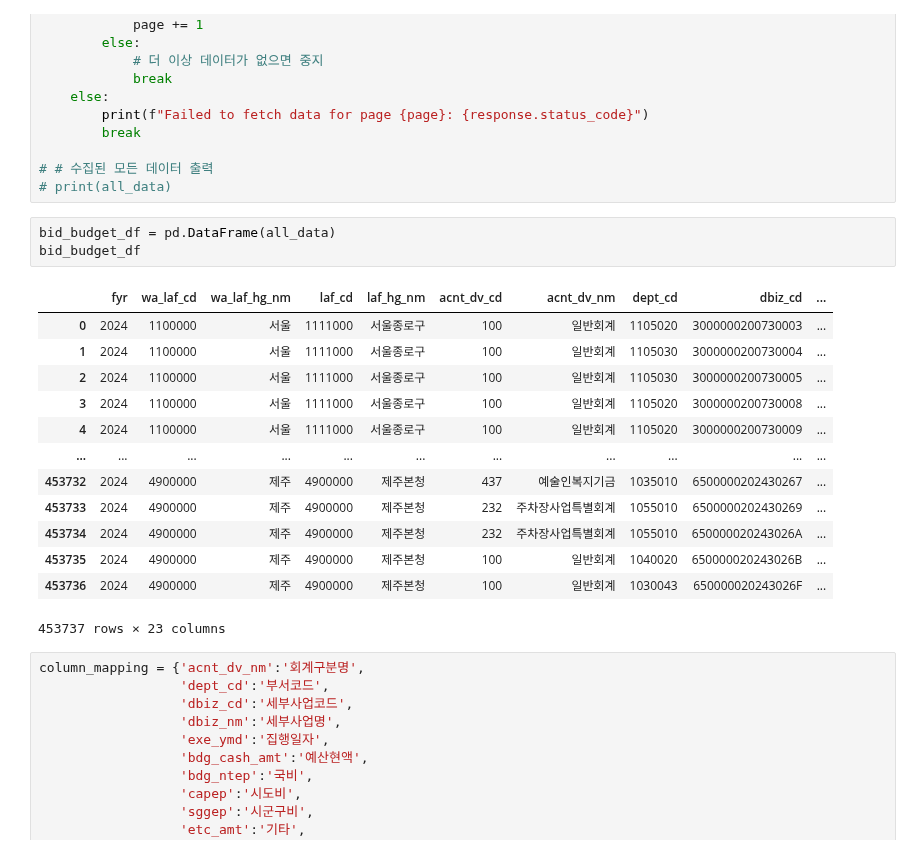
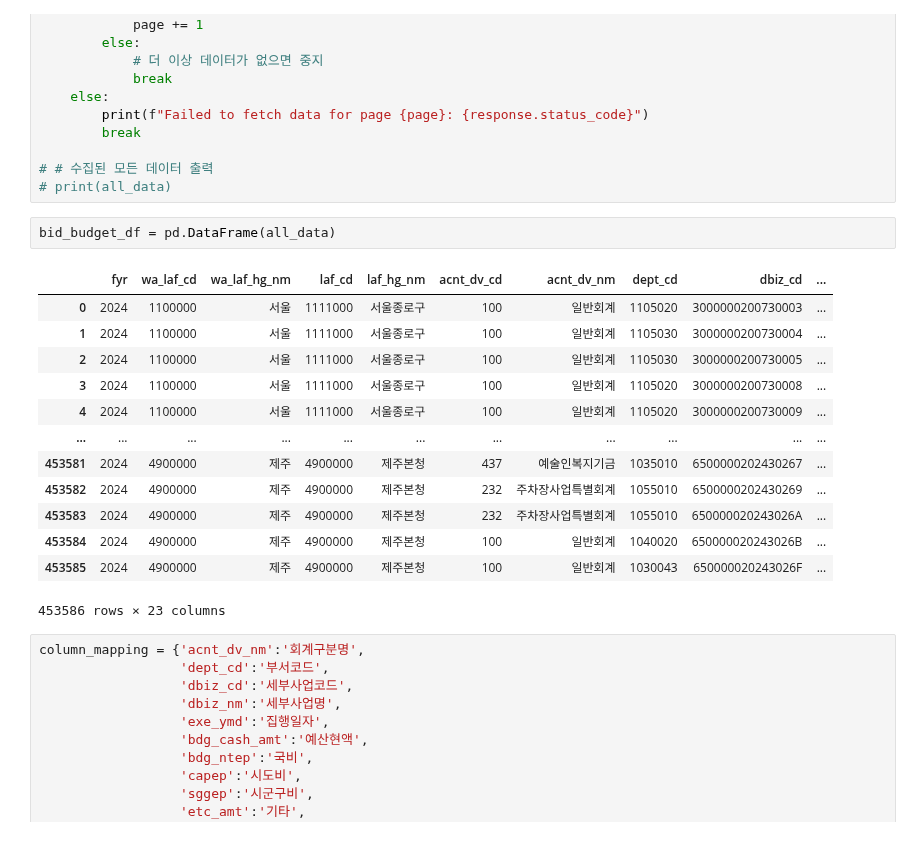
Before and after one commit to kkwann/mido_project, a Jupyter notebook: Data_collection.ipynb, the cells around one changed output. Drawn from its saved outputs; the diff is of its cells as text.

```diff
--- a/Data_collection.ipynb
+++ b/Data_collection.ipynb
@@ -867,21 +461,20 @@ while True:
 # print(all_data)
 # %%
 bid_budget_df = pd.DataFrame(all_data)
-bid_budget_df
 # %% [output]
 |  | fyr | wa_laf_cd | wa_laf_hg_nm | laf_cd | laf_hg_nm | acnt_dv_cd | acnt_dv_nm | dept_cd | dbiz_cd | ... |
 | 0 | 2024 | 1100000 | 서울 | 1111000 | 서울종로구 | 100 | 일반회계 | 1105020 | 3000000200730003 | ... |
 | 1 | 2024 | 1100000 | 서울 | 1111000 | 서울종로구 | 100 | 일반회계 | 1105030 | 3000000200730004 | ... |
 | 2 | 2024 | 1100000 | 서울 | 1111000 | 서울종로구 | 100 | 일반회계 | 1105030 | 3000000200730005 | ... |
 | 3 | 2024 | 1100000 | 서울 | 1111000 | 서울종로구 | 100 | 일반회계 | 1105020 | 3000000200730008 | ... |
 | 4 | 2024 | 1100000 | 서울 | 1111000 | 서울종로구 | 100 | 일반회계 | 1105020 | 3000000200730009 | ... |
 | ... | ... | ... | ... | ... | ... | ... | ... | ... | ... | ... |
-| 453732 | 2024 | 4900000 | 제주 | 4900000 | 제주본청 | 437 | 예술인복지기금 | 1035010 | 6500000202430267 | ... |
-| 453733 | 2024 | 4900000 | 제주 | 4900000 | 제주본청 | 232 | 주차장사업특별회계 | 1055010 | 6500000202430269 | ... |
-| 453734 | 2024 | 4900000 | 제주 | 4900000 | 제주본청 | 232 | 주차장사업특별회계 | 1055010 | 650000020243026A | ... |
-| 453735 | 2024 | 4900000 | 제주 | 4900000 | 제주본청 | 100 | 일반회계 | 1040020 | 650000020243026B | ... |
-| 453736 | 2024 | 4900000 | 제주 | 4900000 | 제주본청 | 100 | 일반회계 | 1030043 | 650000020243026F | ... |
+| 453581 | 2024 | 4900000 | 제주 | 4900000 | 제주본청 | 437 | 예술인복지기금 | 1035010 | 6500000202430267 | ... |
+| 453582 | 2024 | 4900000 | 제주 | 4900000 | 제주본청 | 232 | 주차장사업특별회계 | 1055010 | 6500000202430269 | ... |
+| 453583 | 2024 | 4900000 | 제주 | 4900000 | 제주본청 | 232 | 주차장사업특별회계 | 1055010 | 650000020243026A | ... |
+| 453584 | 2024 | 4900000 | 제주 | 4900000 | 제주본청 | 100 | 일반회계 | 1040020 | 650000020243026B | ... |
+| 453585 | 2024 | 4900000 | 제주 | 4900000 | 제주본청 | 100 | 일반회계 | 1030043 | 650000020243026F | ... |
-453737 rows × 23 columns
+453586 rows × 23 columns
 # %%
 column_mapping = {'acnt_dv_nm':'회계구분명',
                   'dept_cd':'부서코드',
```
Also changed, not shown: parts of 80 cells of this notebook, 7 other files.
